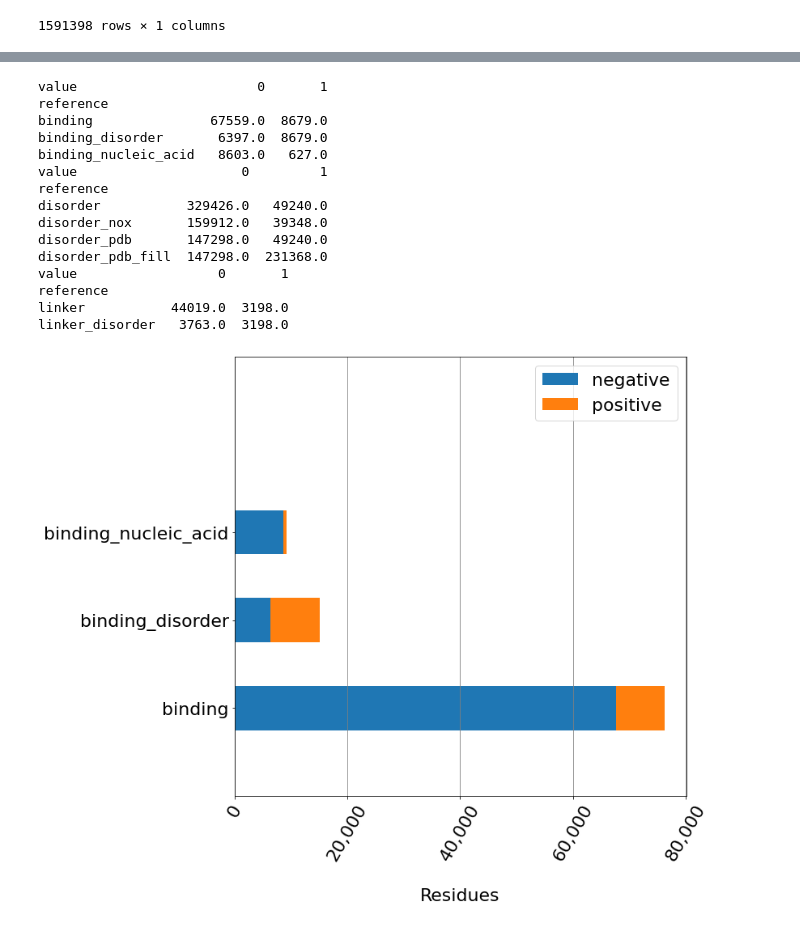
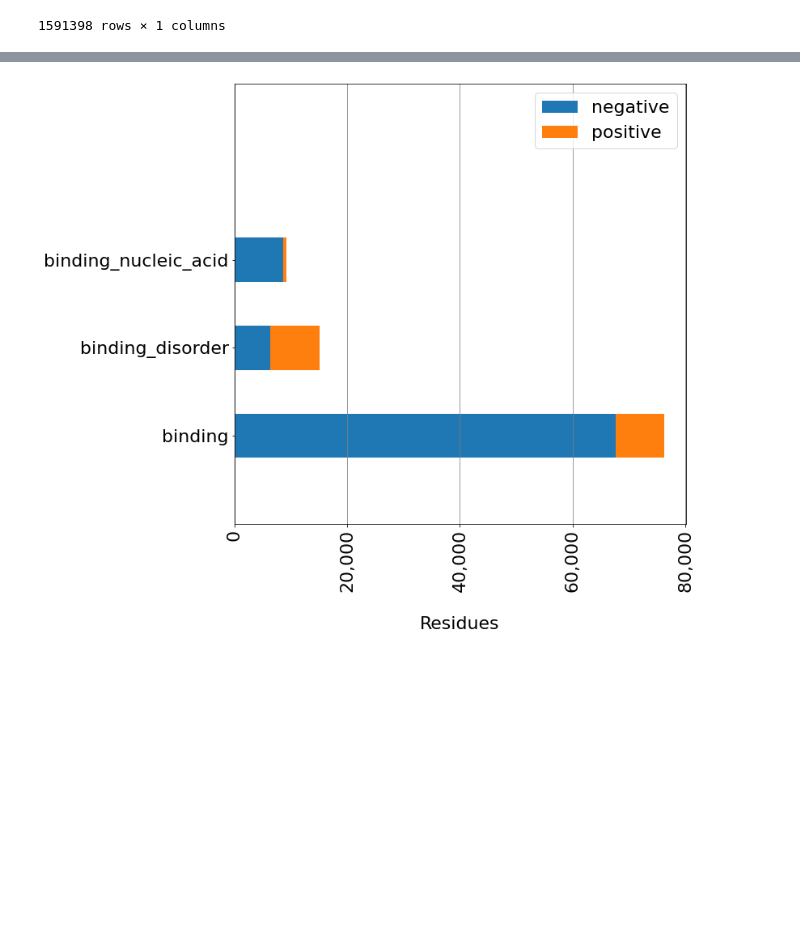
Before and after one commit to BioComputingUP/caid2-reference, a Jupyter notebook: src/references_stats.ipynb, the cells around one changed output, grey strips where cells are left out. Cells and saved outputs as stored; diff of their text form; code cells hidden in the pictures; blank space fills up the shorter version.

```diff
--- a/src/references_stats.ipynb
+++ b/src/references_stats.ipynb
@@ -51,39 +74,20 @@ df
 # %%
-plt.rcParams.update({'font.size': 22, 'grid.linestyle': '-', 'grid.color': 'gray' })
+# TODO print the ratio (%) on top of the bars
 for group, df_g in df.groupby(level='group'):
     df2 = df_g.groupby(['reference'])['value'].value_counts().unstack('value').fillna(0).sort_values(by=['reference'], ascending=[True]).drop(columns=['-'])
-    print(df2)
+    # print(df2)
 
     fig, ax = plt.subplots(figsize=(10, 10))
-
-
     df2.plot(kind='barh', stacked=True, ax=ax)
     ax.xaxis.grid()
     ax.set_ybound(-1, 4)
-#     ax.get_legend().remove()
     ax.set_xlabel('Residues', labelpad=30)
     ax.xaxis.set_major_formatter( matplotlib.ticker.FuncFormatter(lambda x, p: format(int(x), ',')))
-    ax.tick_params(axis='x', labelrotation=60)
+    ax.tick_params(axis='x', labelrotation=90)
 
     ax.legend(['negative', 'positive'])
 
-
     fig.gca().set_ylabel("")
     fig.savefig("{}/stat_residues_{}.png".format(fig_dir, group), dpi=300, bbox_inches='tight')
 # %% [output]
-value                       0       1
-reference
-binding               67559.0  8679.0
-binding_disorder       6397.0  8679.0
-binding_nucleic_acid   8603.0   627.0
-value                     0         1
-reference
-disorder           329426.0   49240.0
-disorder_nox       159912.0   39348.0
-disorder_pdb       147298.0   49240.0
-disorder_pdb_fill  147298.0  231368.0
-value                  0       1
-reference
-linker           44019.0  3198.0
-linker_disorder   3763.0  3198.0
-[figure, old version]
+[figure, new version]
```
Also changed, not shown: parts of 7 cells of this notebook, 5 other files.
